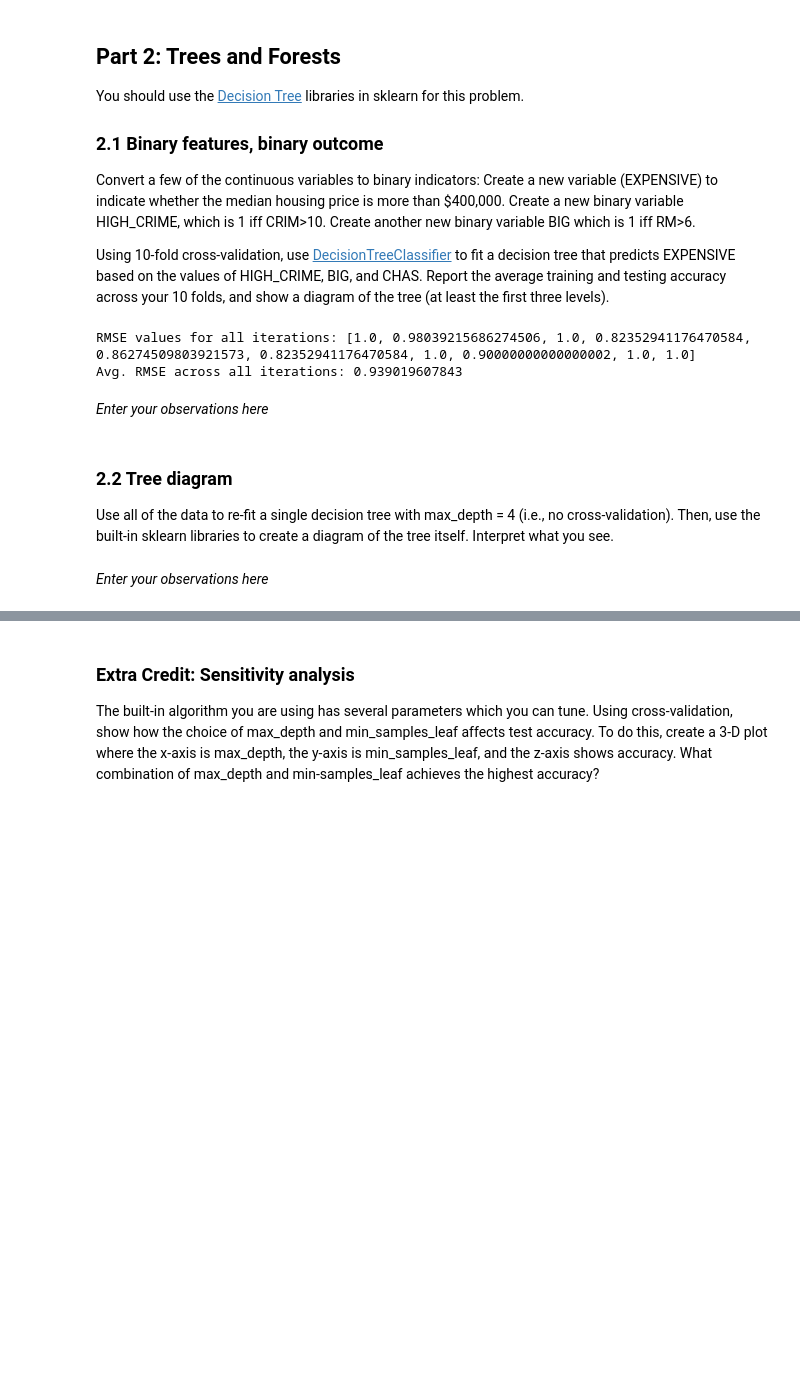
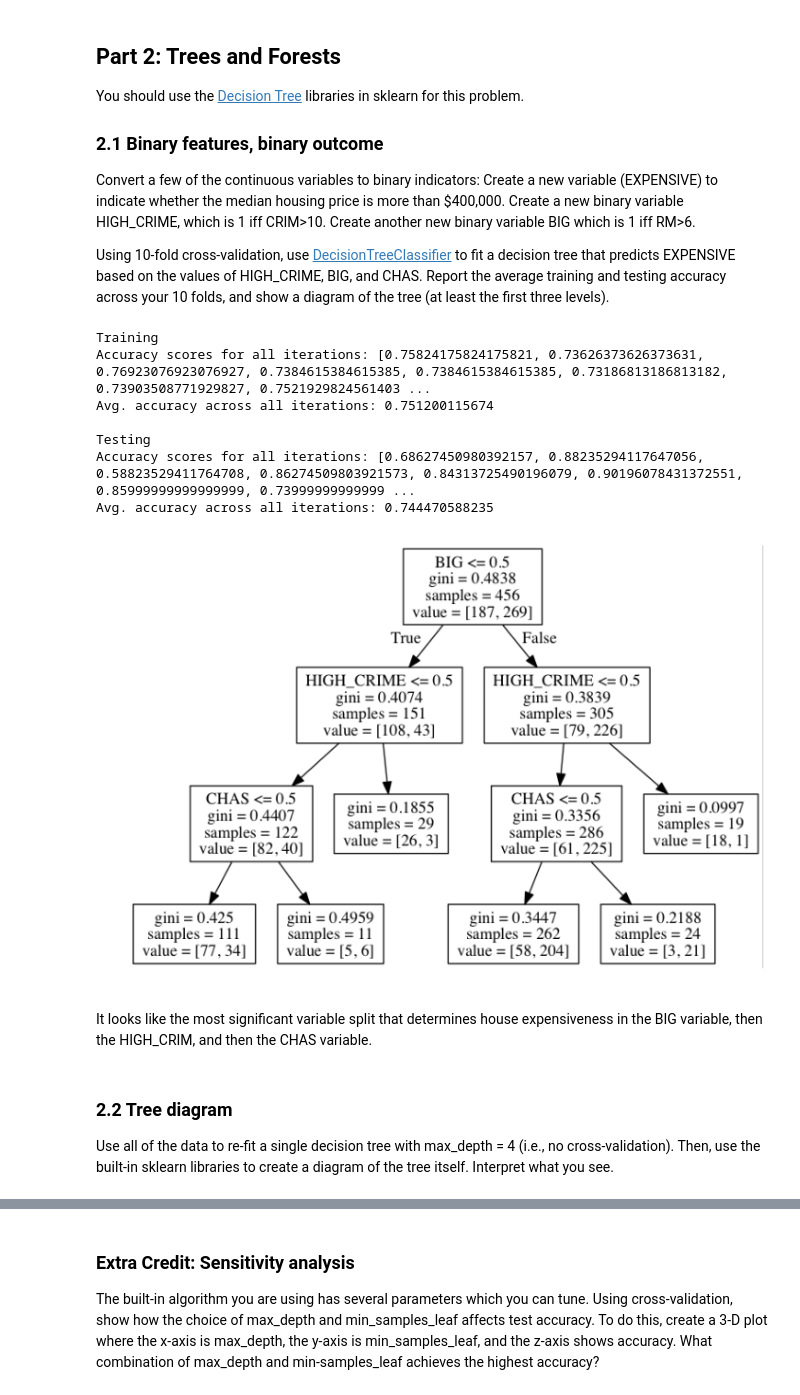
Before and after one commit to nadavash/school-vault, a Jupyter notebook: info371/ASHKENAZI_NADAV-PS5.ipynb, the cells around one changed output, grey strips where cells are left out. Saved outputs shown, nothing was run; the diff lists cells and outputs as text; code cells hidden in the pictures; blank space fills up the shorter version.

```diff
--- a/info371/ASHKENAZI_NADAV-PS5.ipynb
+++ b/info371/ASHKENAZI_NADAV-PS5.ipynb
@@ -24,7 +24,7 @@ bdata = load_boston()
 indx = {feature: index for index, feature in enumerate(bdata.feature_names)}
 
 # Matplotlib setup
-font = {'size': 14}
+font = {'size': 12}
 
 plt.rc('font', **font)
 # %% [markdown]
@@ -188,35 +188,77 @@ Convert a few of the continuous variables to binary indicators: Create a new var
 
 Using 10-fold cross-validation, use [DecisionTreeClassifier](http://scikit-learn.org/stable/modules/generated/sklearn.tree.DecisionTreeClassifier.html#sklearn.tree.DecisionTreeClassifier) to fit a decision tree that predicts EXPENSIVE based on the values of HIGH_CRIME, BIG, and CHAS. Report the average training and testing accuracy across your 10 folds, and show a diagram of the tree (at least the first three levels).
 # %%
+import subprocess
+import matplotlib.image as mpimg
 from sklearn import tree
 
 def compute_rmse(predictions, actual):
     return np.sqrt(np.mean((predictions - actual) ** 2))
 
+def visualize_tree(dtree, feature_names, figsize=(12,8)):
+    """Create tree png using graphviz.
+
+    Args
+    ----
+    tree -- scikit-learn DecsisionTree.
+    feature_names -- list of feature names.
+    """
+    with open("dt.dot", 'w') as f:
+        tree.export_graphviz(dtree, out_file=f,
+                             feature_names=feature_names)
+
+    command = ["dot", "-Tpng", "dt.dot", "-o", "dt.png"]
+    try:
+        subprocess.check_call(command)
+        plt.figure(figsize=figsize)
+        plt.imshow(mpimg.imread('dt.png'), aspect='auto')
+        plt.axis('off')
+    except Exception as e:
+        print e
+        exit("Could not run dot, ie graphviz, to "
+             "produce visualization")
 
 # Setup dataframe for convenience
 boston_df = pd.DataFrame(bdata.data)
 boston_df.columns = bdata.feature_names
 boston_df['MEDV'] = bdata.target
-boston_df['EXPENSIVE'] = np.asarray(boston_df.MEDV > 40, dtype=np.int)
+boston_df['EXPENSIVE'] = np.asarray(boston_df.MEDV > 20, dtype=np.int)
 boston_df['HIGH_CRIME'] = np.asarray(boston_df.CRIM > 10, dtype=np.int)
 boston_df['BIG'] = np.asarray(boston_df.RM > 6, dtype=np.int)
 
 basic_tree_df = boston_df[['HIGH_CRIME', 'BIG', 'CHAS']]
-cv_rmse = []
-for train, test in KFold(len(bdata.data), n_folds=10):
+train_scores = []
+test_scores = []
+decision_tree = None
+for train, test in KFold(n=len(bdata.data), n_folds=10, random_state=42):
+    basic_x_train = basic_tree_df.iloc[train]
+    basic_y_train = boston_df.iloc[train].EXPENSIVE
     decision_tree = tree.DecisionTreeClassifier()
-    decision_tree.fit(basic_tree_df.iloc[train], boston_df.iloc[train].EXPENSIVE)
-    rmse = compute_rmse(decision_tree.predict(basic_tree_df.iloc[test]), boston_df.iloc[test].EXPENSIVE)
-    cv_rmse.append(decision_tree.score(basic_tree_df.iloc[test], boston_df.iloc[test].EXPENSIVE))
+    decision_tree.fit(basic_x_train, basic_y_train)
+    train_scores.append(decision_tree.score(basic_x_train, basic_y_train))
+    test_scores.append(decision_tree.score(basic_tree_df.iloc[test], boston_df.iloc[test].EXPENSIVE))
 
-print 'RMSE values for all iterations:', cv_rmse
-print 'Avg. RMSE across all iterations:', np.mean(cv_rmse)
+print 'Training'
+print 'Accuracy scores for all iterations:', train_scores
+print 'Avg. accuracy across all iterations:', np.mean(train_scores)
+print
+
+print 'Testing'
+print 'Accuracy scores for all iterations:', test_scores
+print 'Avg. accuracy across all iterations:', np.mean(test_scores)
+
+visualize_tree(decision_tree, basic_tree_df.columns)
 # %% [output]
-RMSE values for all iterations: [1.0, 0.98039215686274506, 1.0, 0.82352941176470584, 0.86274509803921573, 0.82352941176470584, 1.0, 0.90000000000000002, 1.0, 1.0]
-Avg. RMSE across all iterations: 0.939019607843
+Training
+Accuracy scores for all iterations: [0.75824175824175821, 0.73626373626373631, 0.76923076923076927, 0.7384615384615385, 0.7384615384615385, 0.73186813186813182, 0.73903508771929827, 0.7521929824561403 ...
+Avg. accuracy across all iterations: 0.751200115674
+
+Testing
+Accuracy scores for all iterations: [0.68627450980392157, 0.88235294117647056, 0.58823529411764708, 0.86274509803921573, 0.84313725490196079, 0.90196078431372551, 0.85999999999999999, 0.73999999999999 ...
+Avg. accuracy across all iterations: 0.744470588235
+[figure, added]
-# %% [markdown]
-*Enter your observations here*
+# %% [markdown]
+It looks like the most significant variable split that determines house expensiveness in the BIG variable, then the HIGH_CRIM, and then the CHAS variable.
 # %% [markdown]
 ### 2.2 Tree diagram
 
@@ -226,2 +266,0 @@ Use all of the data to re-fit a single decision tree with max_depth = 4 (i.e., n
-# %% [markdown]
-*Enter your observations here*
```
Also changed, not shown: parts of 24 cells of this notebook, 2 other files.
